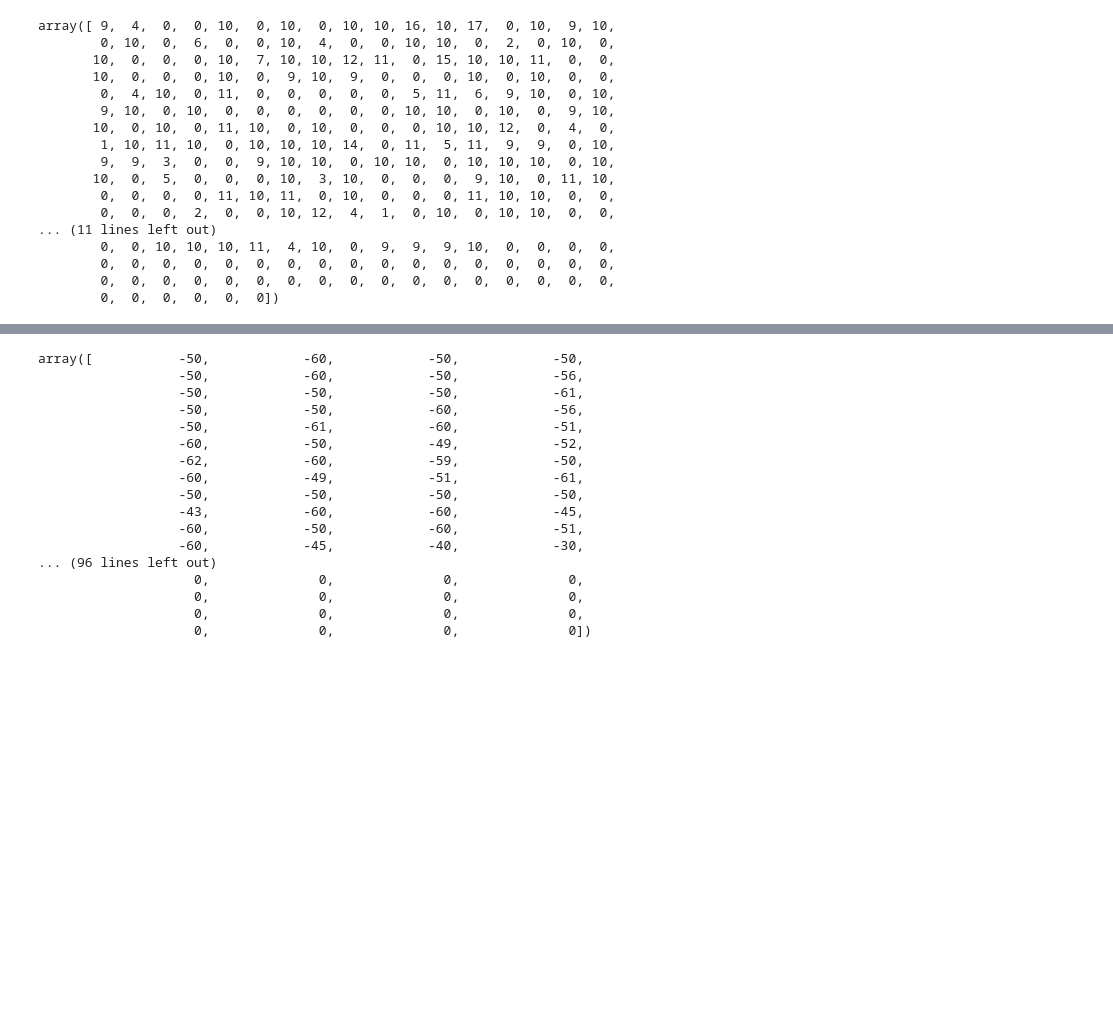
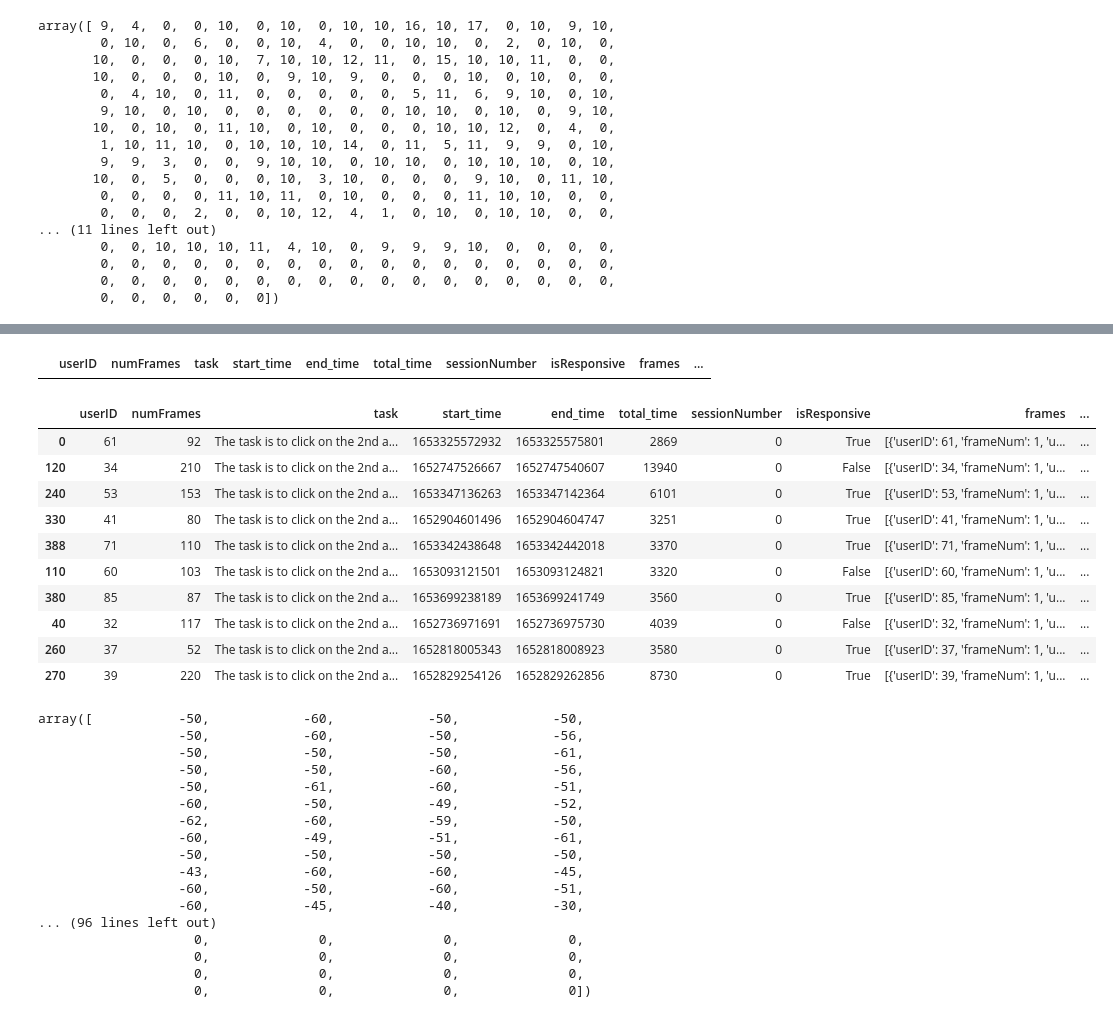
Before and after one commit to abbywysopal/ResponsiveAR, a Jupyter notebook: DataCollection/GenerateDF.ipynb, the cells around one changed output, grey strips where cells are left out. Saved outputs shown, nothing was run; the diff lists cells and outputs as text; code cells hidden in the pictures; blank space fills up the shorter version.

```diff
--- a/DataCollection/GenerateDF.ipynb
+++ b/DataCollection/GenerateDF.ipynb
@@ -330,3 +351,21 @@ for i in guessEvents.index:
+# %%
+sessionsDf.loc[sessionsDf["Time_To_First_Guess"] < 0]
+# %% [output]
+|  | userID | numFrames | task | start_time | end_time | total_time | sessionNumber | isResponsive | frames | ... |
+# %%
+sessionsDf.head(10)
+# %% [output]
+|  | userID | numFrames | task | start_time | end_time | total_time | sessionNumber | isResponsive | frames | ... |
+| 0 | 61 | 92 | The task is to click on the 2nd a... | 1653325572932 | 1653325575801 | 2869 | 0 | True | [{'userID': 61, 'frameNum': 1, 'u... | ... |
+| 120 | 34 | 210 | The task is to click on the 2nd a... | 1652747526667 | 1652747540607 | 13940 | 0 | False | [{'userID': 34, 'frameNum': 1, 'u... | ... |
+| 240 | 53 | 153 | The task is to click on the 2nd a... | 1653347136263 | 1653347142364 | 6101 | 0 | True | [{'userID': 53, 'frameNum': 1, 'u... | ... |
+| 330 | 41 | 80 | The task is to click on the 2nd a... | 1652904601496 | 1652904604747 | 3251 | 0 | True | [{'userID': 41, 'frameNum': 1, 'u... | ... |
+| 388 | 71 | 110 | The task is to click on the 2nd a... | 1653342438648 | 1653342442018 | 3370 | 0 | True | [{'userID': 71, 'frameNum': 1, 'u... | ... |
+| 110 | 60 | 103 | The task is to click on the 2nd a... | 1653093121501 | 1653093124821 | 3320 | 0 | False | [{'userID': 60, 'frameNum': 1, 'u... | ... |
+| 380 | 85 | 87 | The task is to click on the 2nd a... | 1653699238189 | 1653699241749 | 3560 | 0 | True | [{'userID': 85, 'frameNum': 1, 'u... | ... |
+| 40 | 32 | 117 | The task is to click on the 2nd a... | 1652736971691 | 1652736975730 | 4039 | 0 | False | [{'userID': 32, 'frameNum': 1, 'u... | ... |
+| 260 | 37 | 52 | The task is to click on the 2nd a... | 1652818005343 | 1652818008923 | 3580 | 0 | True | [{'userID': 37, 'frameNum': 1, 'u... | ... |
+| 270 | 39 | 220 | The task is to click on the 2nd a... | 1652829254126 | 1652829262856 | 8730 | 0 | True | [{'userID': 39, 'frameNum': 1, 'u... | ... |
 # %%
 start_time_diff = sessionsDf["start_time"].to_numpy() - sessionsDf["Actual_Start_Time"].to_numpy()
 start_time_diff
```
Also changed, not shown: parts of 25 cells of this notebook, 21 other files.
